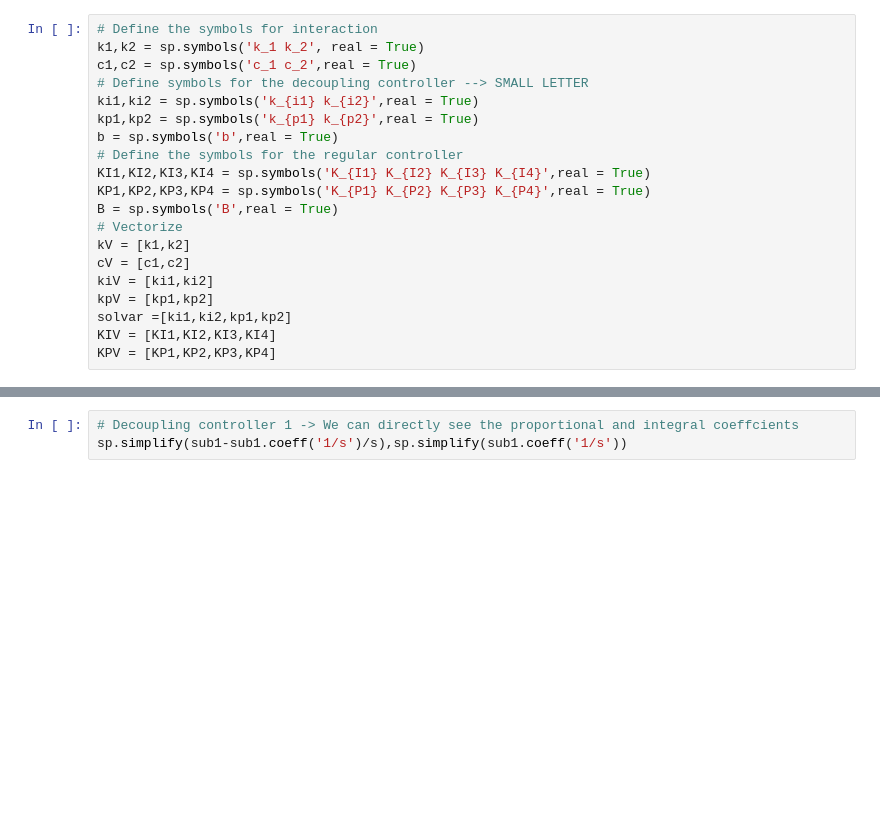
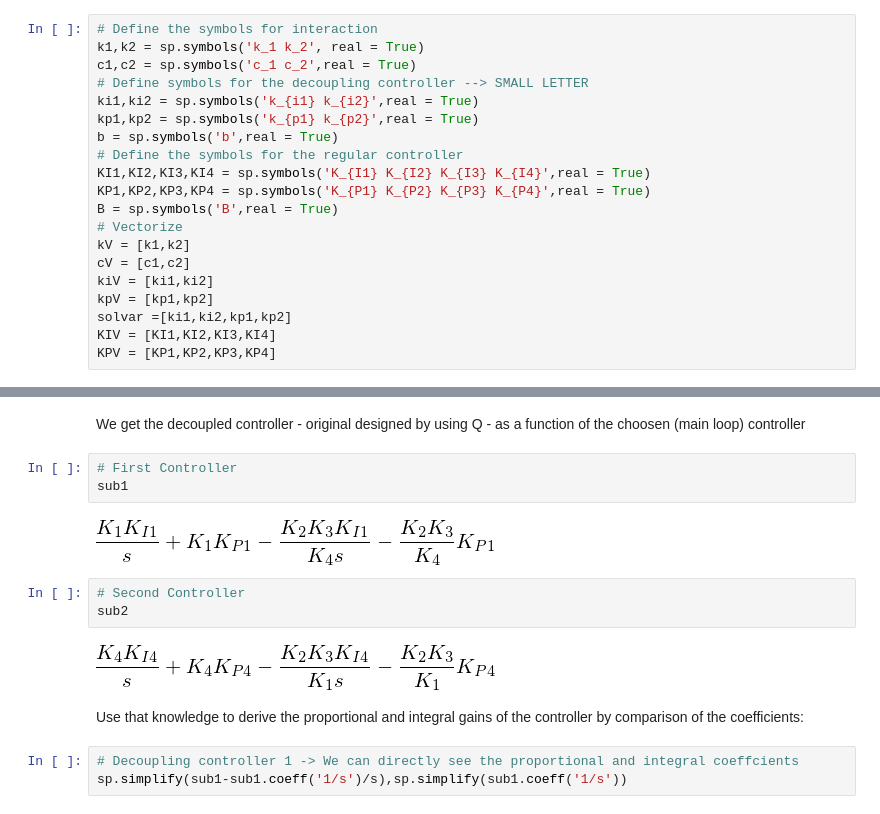
Before and after one commit to AlCap23/Thesis, a Jupyter notebook: Python/CouplingConstants.ipynb, the cells around one changed output, grey strips where cells are left out. Drawn from its saved outputs; the diff is of its cells as text; blank space fills up the shorter version.

```diff
--- a/Python/CouplingConstants.ipynb
+++ b/Python/CouplingConstants.ipynb
@@ -173,3 +189,17 @@ sub2
+# %% [markdown]
+We get the decoupled controller - original designed by using Q - as a function of the choosen (main loop) controller
+# %%
+# First Controller
+sub1
+# %% [output]
+[figure, added]
+# %%
+# Second Controller
+sub2
+# %% [output]
+[figure, added]
+# %% [markdown]
+Use that knowledge to derive the proportional and integral gains of the controller by comparison of the coefficients:
 # %%
 # Decoupling controller 1 -> We can directly see the proportional and integral coeffcients
 sp.simplify(sub1-sub1.coeff('1/s')/s),sp.simplify(sub1.coeff('1/s'))
```
Also changed, not shown: parts of 20 cells of this notebook.
